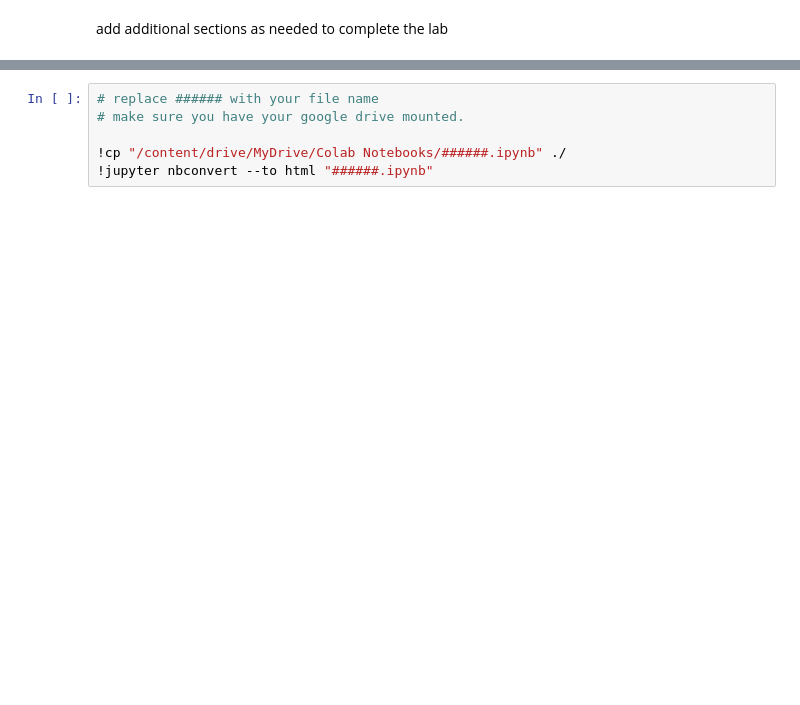
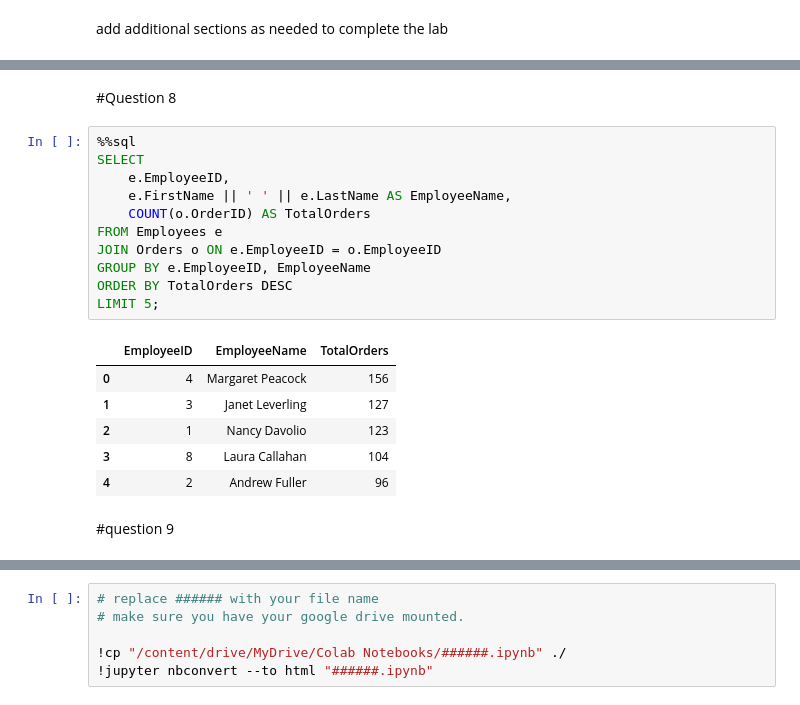
Before and after one commit to joonhahaileypark/joonhahaileypark, a Jupyter notebook: labs/de_lab_1_Joonha_Park.ipynb, the cells around one changed output, grey strips where cells are left out. Saved outputs shown, nothing was run; the diff lists cells and outputs as text; blank space fills up the shorter version.

```diff
--- a/labs/de_lab_1_Joonha_Park.ipynb
+++ b/labs/de_lab_1_Joonha_Park.ipynb
@@ -83,0 +204,22 @@ add additional sections as needed to complete the lab
+# %% [markdown]
+#Question 8
+# %%
+%%sql
+SELECT
+    e.EmployeeID,
+    e.FirstName || ' ' || e.LastName AS EmployeeName,
+    COUNT(o.OrderID) AS TotalOrders
+FROM Employees e
+JOIN Orders o ON e.EmployeeID = o.EmployeeID
+GROUP BY e.EmployeeID, EmployeeName
+ORDER BY TotalOrders DESC
+LIMIT 5;
+# %% [output]
+|  | EmployeeID | EmployeeName | TotalOrders |
+| 0 | 4 | Margaret Peacock | 156 |
+| 1 | 3 | Janet Leverling | 127 |
+| 2 | 1 | Nancy Davolio | 123 |
+| 3 | 8 | Laura Callahan | 104 |
+| 4 | 2 | Andrew Fuller | 96 |
+# %% [markdown]
+#question 9
```
Also changed, not shown: parts of 33 cells of this notebook.
